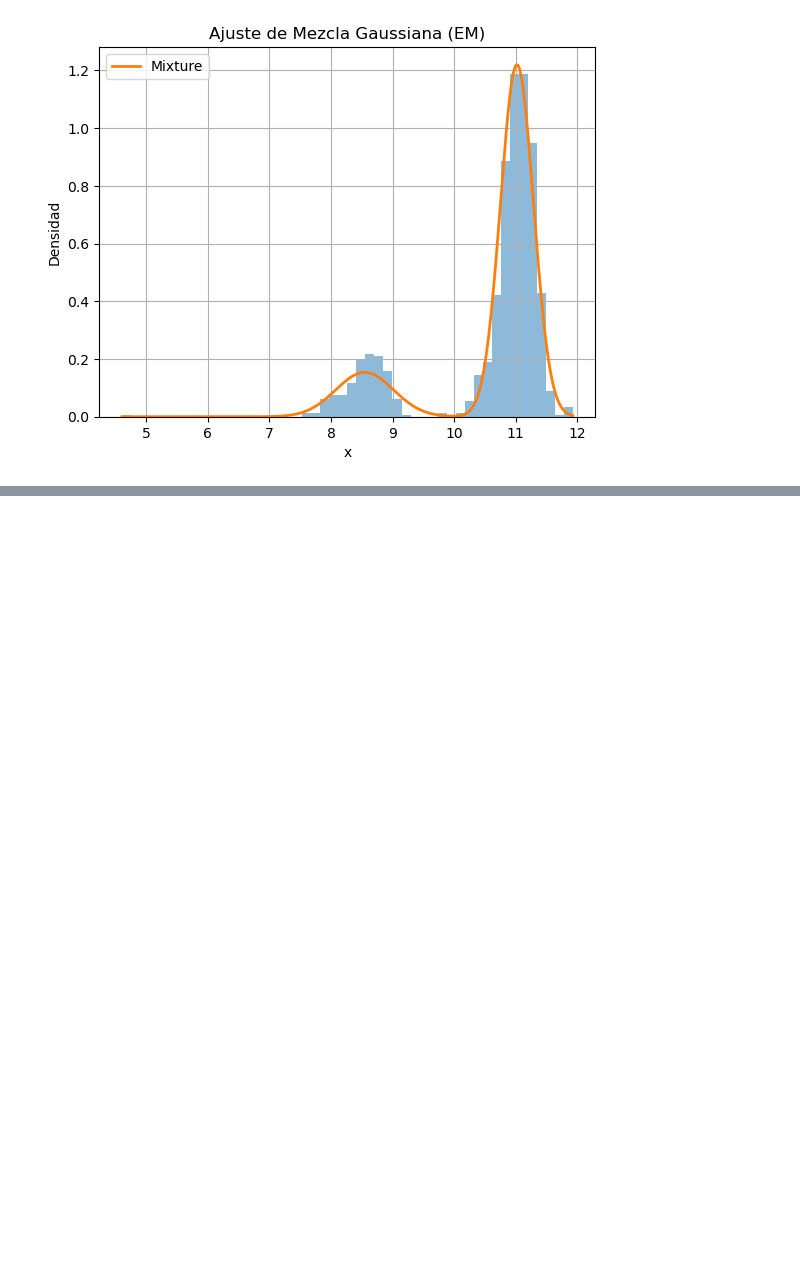
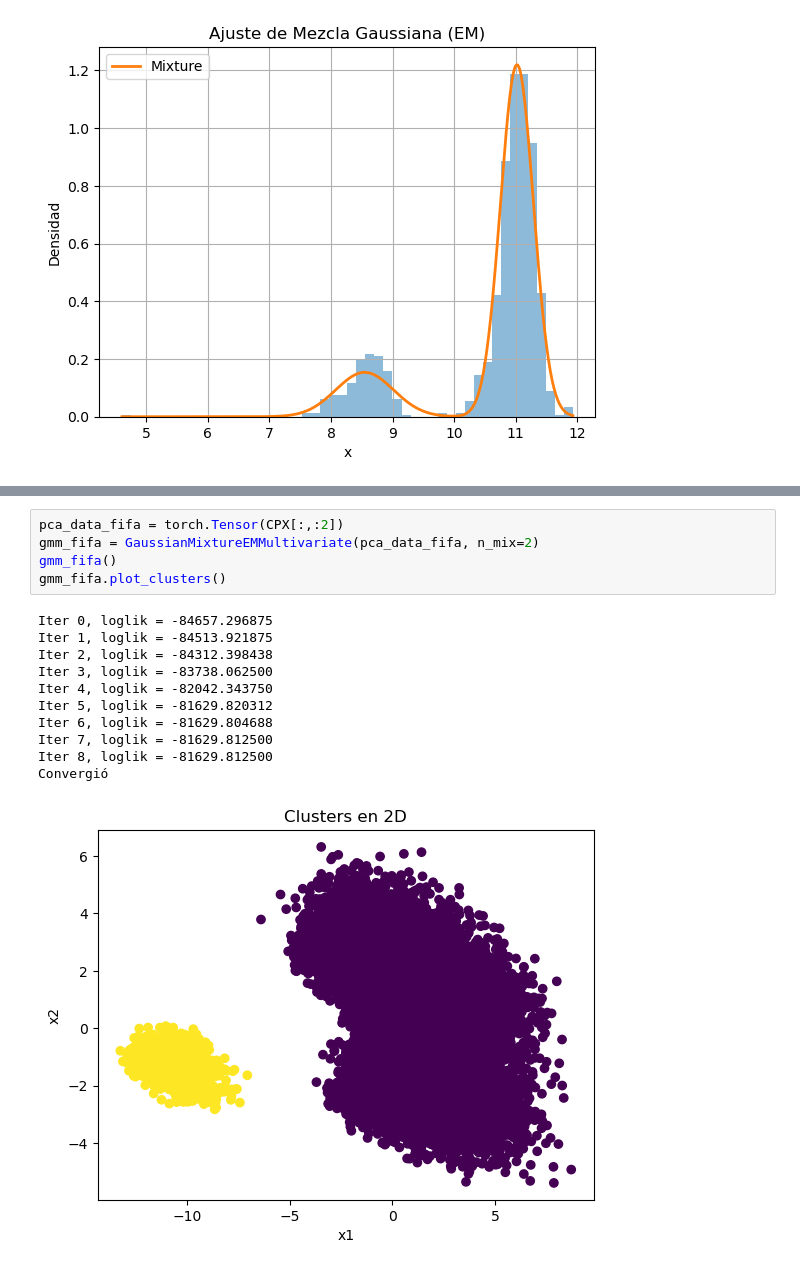
Before and after one commit to yaelrsc/Computaci-n-estad-stica-2026-2, a Jupyter notebook: Stochastic Optimization/EM.ipynb, the cells around one changed output, grey strips where cells are left out. Drawn from its saved outputs; the diff is of its cells as text; blank space fills up the shorter version.

```diff
--- a/Stochastic Optimization/EM.ipynb
+++ b/Stochastic Optimization/EM.ipynb
@@ -263,0 +488,17 @@ model_cm.plot_density(show_components=False)
+# %%
+pca_data_fifa = torch.Tensor(CPX[:,:2])
+gmm_fifa = GaussianMixtureEMMultivariate(pca_data_fifa, n_mix=2)
+gmm_fifa()
+gmm_fifa.plot_clusters()
+# %% [output]
+Iter 0, loglik = -84657.296875
+Iter 1, loglik = -84513.921875
+Iter 2, loglik = -84312.398438
+Iter 3, loglik = -83738.062500
+Iter 4, loglik = -82042.343750
+Iter 5, loglik = -81629.820312
+Iter 6, loglik = -81629.804688
+Iter 7, loglik = -81629.812500
+Iter 8, loglik = -81629.812500
+Convergió
+[figure, added]
```
Also changed, not shown: parts of 22 cells of this notebook, 3 other files.
